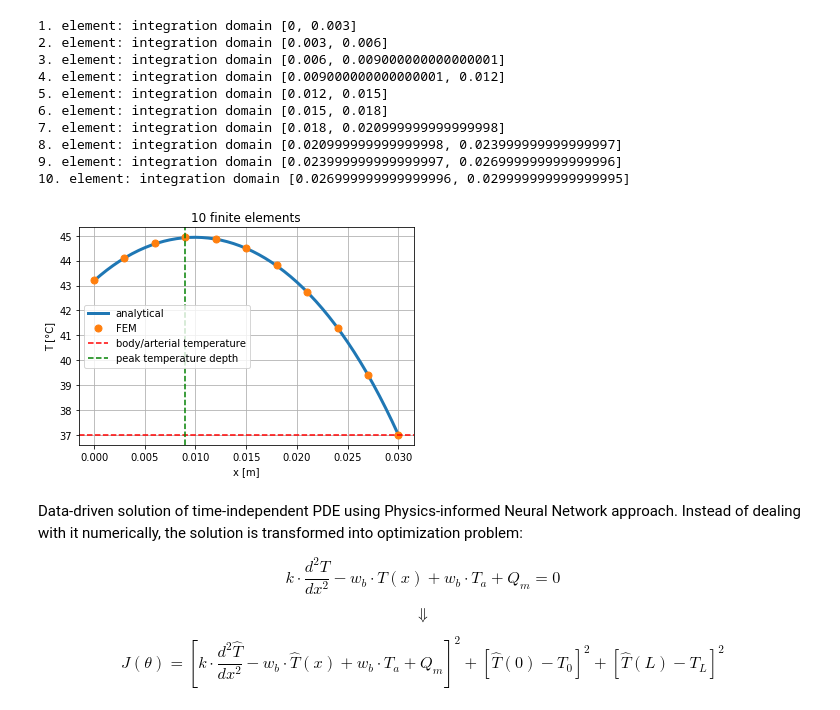
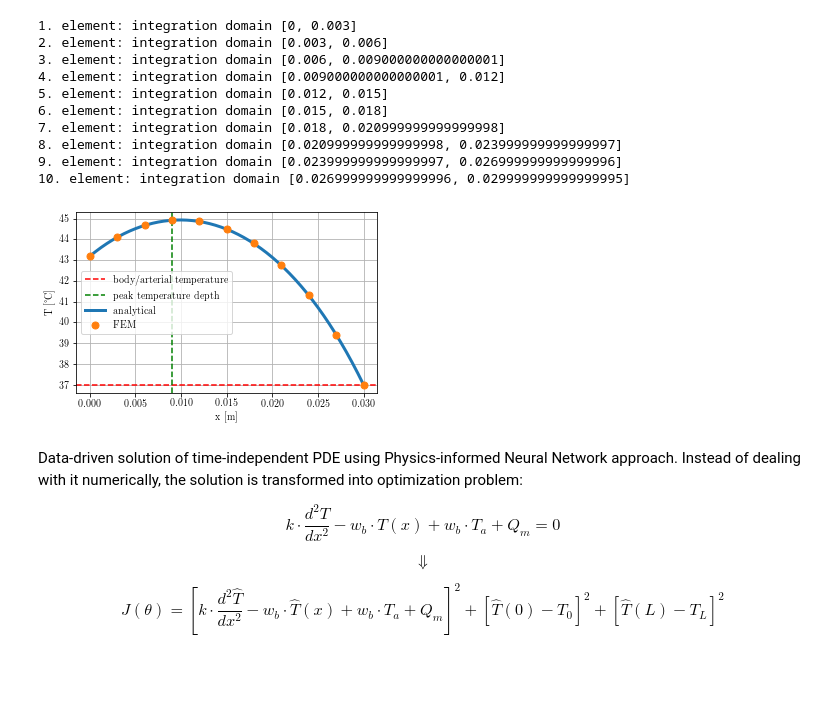
Before and after one commit to akapet00/neural-bhte, a Jupyter notebook: bioheat1D-time-invariant.ipynb, the cells around one changed output. Drawn from its saved outputs; the diff is of its cells as text; code cells hidden in the pictures; blank space fills up the shorter version.

```diff
--- a/bioheat1D-time-invariant.ipynb
+++ b/bioheat1D-time-invariant.ipynb
@@ -81,9 +90,9 @@ Analytical solution.
 # %%
 def analyticSol(x):
     A = np.sqrt(w_b/k)
-    lterm = (T_c - T_a - Q_m/w_b) * (A * cosh(A * x)  +\
-                +  (h_0/k) * sinh(A * x)) / (A * cosh(A * L) + (h_0/k) * sinh(A * L))
-    rterm = h_0/k * (T_f - T_a - Q_m/w_b) * sinh(A * (L * np.ones(shape=x.shape) - x)) / ( A * cosh(A * L) + (h_0/k) * sinh(A * L))
+    lterm = (T_c - T_a - Q_m/w_b) * (A * np.cosh(A * x)  +\
+                +  (h_0/k) * np.sinh(A * x)) / (A * np.cosh(A * L) + (h_0/k) * np.sinh(A * L))
+    rterm = h_0/k * (T_f - T_a - Q_m/w_b) * np.sinh(A * (L * np.ones(shape=x.shape) - x)) / ( A * np.cosh(A * L) + (h_0/k) * np.sinh(A * L))
 
     return  T_a + Q_m/w_b + lterm + rterm
 # %%
@@ -301,18 +325,23 @@ T[:-1, ] = np.linalg.inv(lhs_glob) @ rhs_glob
 # %%
 x_anal = np.linspace(0, L, num=T_anal.shape[0])
 x = np.linspace(0, L, num=T.shape[0])
-plt.plot(x_anal, T_anal, linewidth=3, label='analytical')
-plt.plot(x, T, linestyle='None', marker='o', markersize=7, label='FEM')
-plt.xlabel('x [m]')
-plt.ylabel('T [°C]')
-plt.axhline(y=T_c, color='red', linestyle='--', label='body/arterial temperature')
-plt.axvline(x=x[np.where(np.max(T)==T)[0]], color='green', linestyle='--', label='peak temperature depth')
+
+fig = plt.figure(figsize=figsize(1))
+ax = fig.add_subplot(111)
+ax.axhline(y=T_c, color='red', linestyle='--', label='body/arterial temperature')
+ax.axvline(x=x[np.where(np.max(T)==T)[0]], color='green', linestyle='--', label='peak temperature depth')
+ax.plot(x_anal, T_anal, linewidth=3, label='analytical')
+ax.plot(x, T, linestyle='None', marker='o', markersize=7, label='FEM')
+ax.set_xlabel('x [m]')
+ax.set_ylabel('T [°C]')
 plt.grid()
 plt.legend(loc='best')
-plt.title('{} finite elements'.format(N))
+# plt.title('{} finite elements'.format(N))
+
+fig.savefig('{}-{}felems.pdf'.format('figs/FEM', N), bbox_inches='tight')
 plt.show()
 # %% [output]
-[figure, old version]
+[figure, new version]
 # %% [markdown]
 Data-driven solution of time-independent PDE using Physics-informed Neural Network approach. Instead of dealing with it numerically, the solution is transformed into optimization problem:
 
```
Also changed, not shown: parts of 13 cells of this notebook, 13 other files.
